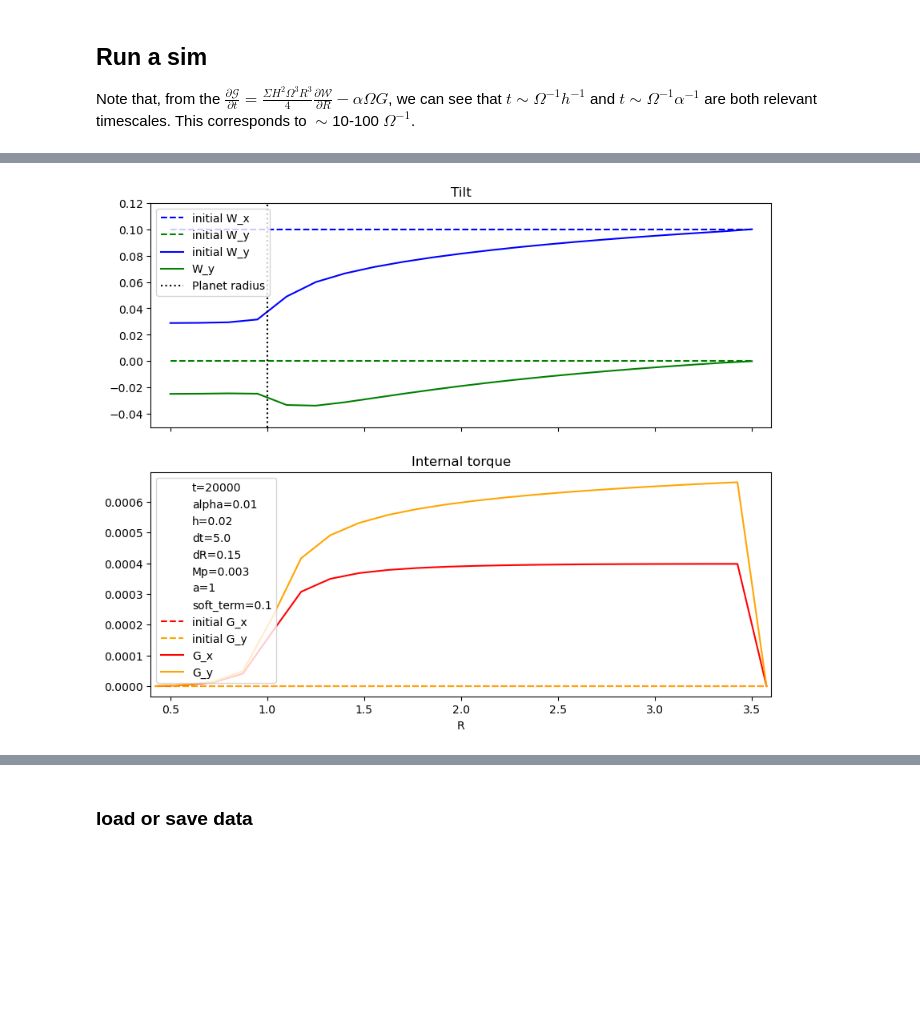
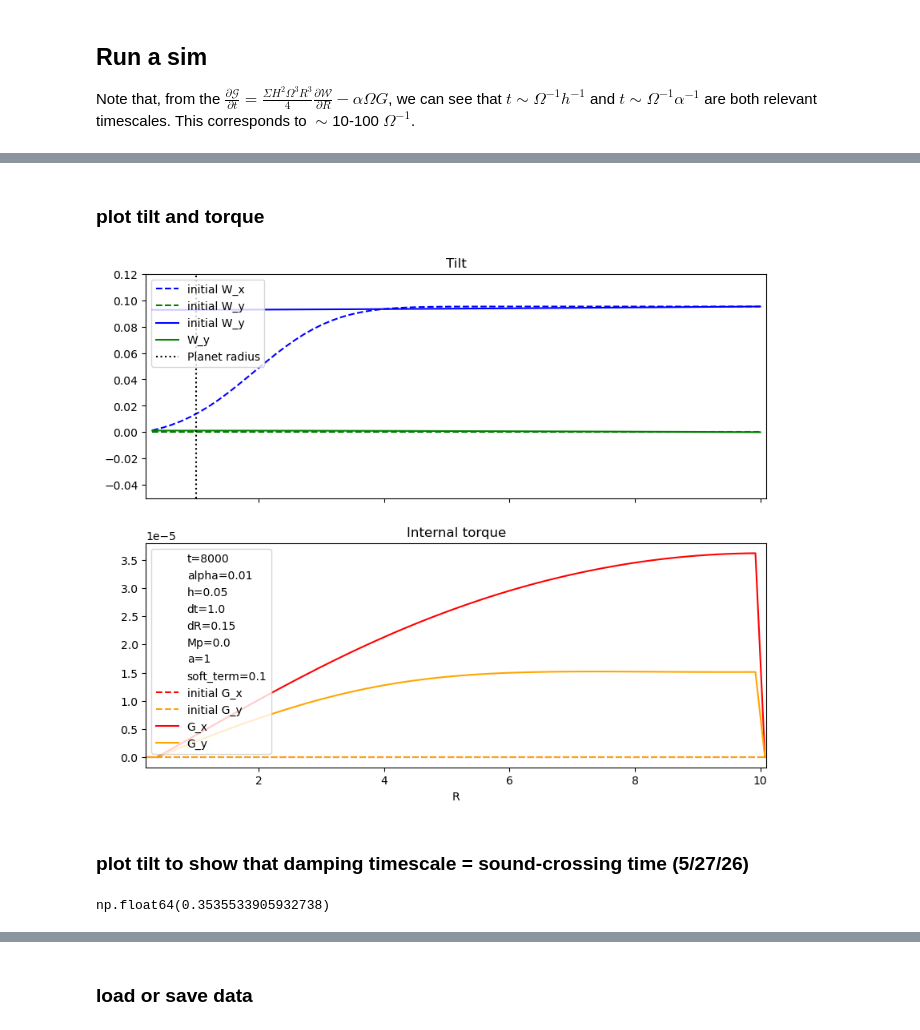
Before and after one commit to Jupiter1994/warped-disks, a Jupyter notebook: reduced-eqs-zhu2019.ipynb, the cells around one changed output, grey strips where cells are left out. Saved outputs shown, nothing was run; the diff lists cells and outputs as text; code cells hidden in the pictures; blank space fills up the shorter version.

Commit message:
improving figures

```diff
--- a/reduced-eqs-zhu2019.ipynb
+++ b/reduced-eqs-zhu2019.ipynb
@@ -87,7 +90,7 @@ def Sigma(Rs, use_gap):
 
     '''
 
-    K, R_a, R_b, D_a, D_b = 19, 0.5, 1.5, 0.1, 0.2
+    K, R_a, R_b, D_a, D_b = 1, 0.5, 1.5, 0.1, 0.2
     fgaps = f_gap(Rs, K, R_a, R_b, D_a, D_b, use_gap)
 
     Sigma0 = 1
@@ -710,7 +715,7 @@ def integrate(Rs_torque, Gs, Rs_warp, Ws, ts, Mp, a,\
 
     for i in range(len(ts)-1):
         t = ts[i]
-        if (i % 1 == 0):
+        if (i % 10 == 0):
             W_tseries.loc[t] = Ws.astype(complex)
 
         dt = ts[i+1] - ts[i]
@@ -727,8 +732,8 @@ def integrate(Rs_torque, Gs, Rs_warp, Ws, ts, Mp, a,\
 Note that, from the $\frac{\partial \mathcal{G}}{\partial t} = \frac{\Sigma H^2 \Omega^3 R^3}4 \frac{\partial \mathcal{W}}{\partial R}  - \alpha \Omega G$, we can see that $t \sim \Omega^{-1} h^{-1}$ and $t \sim \Omega^{-1} \alpha^{-1} $ are both relevant timescales. This corresponds to $\sim$10-100 $\Omega^{-1}$.
 # %%
 # spatial and time domains
-Rmin = 0.5
-Rmax = 3.5
+Rmin = 0.3
+Rmax = 10
 
 DeltaR = 0.15 # 0.03
 num_Rs = (int) ((Rmax - Rmin) / DeltaR) + 1
@@ -742,8 +747,8 @@ Rs_torque[0] = Rs_warp[0] - DeltaR/2
 Rs_torque[1:] = Rs_warp.copy() + DeltaR/2
 
 tmin = 0
-tmax = 20000
-Deltat = 5 # 0.03
+tmax = 8000 # 20000
+Deltat = 1 # 0.03
 num_ts = (int) ((tmax - tmin) / Deltat) + 1
 ts = np.linspace(tmin, tmax, num_ts)
 
@@ -752,8 +757,9 @@ ts = np.linspace(tmin, tmax, num_ts)
 #Ws_init.astype(complex)
 
 # disk that's initially flat
-Ws_init = 0.1 + np.zeros(shape=((num_Rs)))
-# Ws_init = 0.1 * np.cumsum(np.exp(-(Rs_warp-2)**2 / 2) / np.sqrt(2*np.pi)) * DeltaR # warped disk
+#Ws_init = 0.1 + np.zeros(shape=((num_Rs)))
+# disk that's initially warped (integrated Gaussian profile)
+Ws_init = 0.1 * np.cumsum(np.exp(-(Rs_warp-2)**2 / 2) / np.sqrt(2*np.pi)) * DeltaR
 Ws_init.astype(complex)
 
 Wmids = np.empty_like(Ws_init, dtype=complex)
@@ -763,7 +769,7 @@ Gs_init = np.zeros(shape=Rs_torque.shape) # torque G(R)
 Gs_init = Gs_init.astype(complex)
 # %%
 # set boundary conditions
-inner_BC = "None"
+inner_BC = "Neumann"
 outer_BC = "Dirichlet"
 
 resume_sim = False
@@ -788,3 +794,5 @@ Elapsed time: 7.15
+# %% [markdown]
+### plot tilt and torque
 # %%
 fig, axs = plt.subplots(2, sharex=True, figsize=(10,8))
 fig.set_facecolor("white")
@@ -817,35 +825,35 @@ axs[1].scatter([],[], s=0, label="soft_term=" + str(soft_term))
 
 axs[0].legend(loc='upper left')
 axs[0].set_title("Tilt")
 
 axs[1].plot(Rs_torque, Gs_init.real, c="red", ls="--", label="initial G_x")
 axs[1].plot(Rs_torque, Gs_init.imag, c="orange", ls="--", label="initial G_y")
 axs[1].plot(Rs_torque, Gs_final.real, c="red", label="G_x")
 axs[1].plot(Rs_torque, Gs_final.imag, c="orange", label="G_y")
 
 ymin, ymax= min(Ws_final.imag) - .01, max(max(Ws_init.imag),max(Ws_final.imag)) + .01
 if use_gap:
     R_a, R_b = 1, 2
     axs[1].vlines(R_a, ymin, ymax, color="black", linestyle=":")
     axs[1].vlines(R_b, ymin, ymax, color="black", linestyle=":")#, label="Gap edges")
 
 axs[1].set_xlim(Rmin - 0.1, Rmax + 0.1)
 #axs[1].set_ylim(ymin,ymax)
 
 axs[1].legend()
 axs[1].set_title("Internal torque")
 
 axs[1].set_xlabel("R")
 
-save_figs = True
+save_figs = False
 
 if save_figs:
     filepath = "Figures/t=" + str(tmax) + ".png"
     plt.savefig(filepath)
 
 plt.show()
 # %% [output]
-[figure, old version]
+[figure, new version]
 # %%
 # check how much the disk has flattened (ratio should be ~1e-2)
 
@@ -860,3 +868,5 @@ print("Real(max(W) - min(W)): {:.2E}".format(Wdiff.real))
 # dW_init = max(W_tseries.loc[0].values) - min(W_tseries.loc[0].values)
 # dW_final = max(W_tseries.loc[1300].values) - min(W_tseries.loc[1300].values)
 # dW_final / dW_init
+# %% [markdown]
+### plot tilt to show that damping timescale = sound-crossing time (5/27/26)
@@ -862,0 +875,4 @@ print("Real(max(W) - min(W)): {:.2E}".format(Wdiff.real))
+# %%
+norm(10)
+# %% [output]
+np.float64(0.3535533905932738)
```
Also changed, not shown: parts of 8 cells of this notebook, 1 other file.
